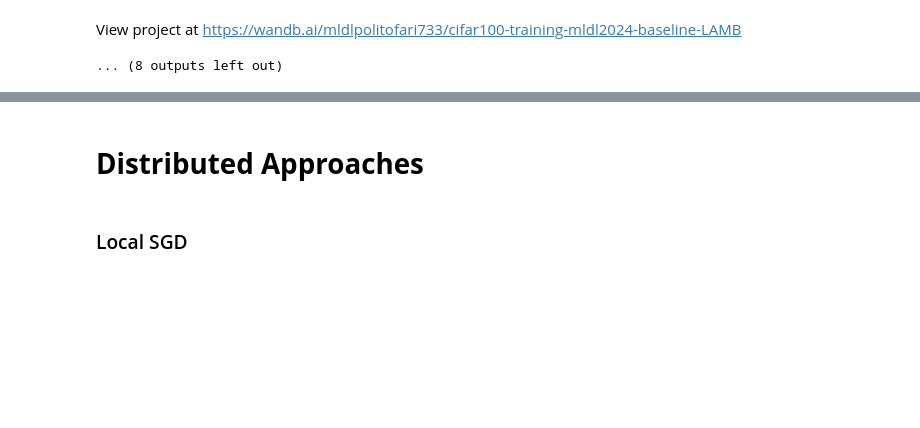
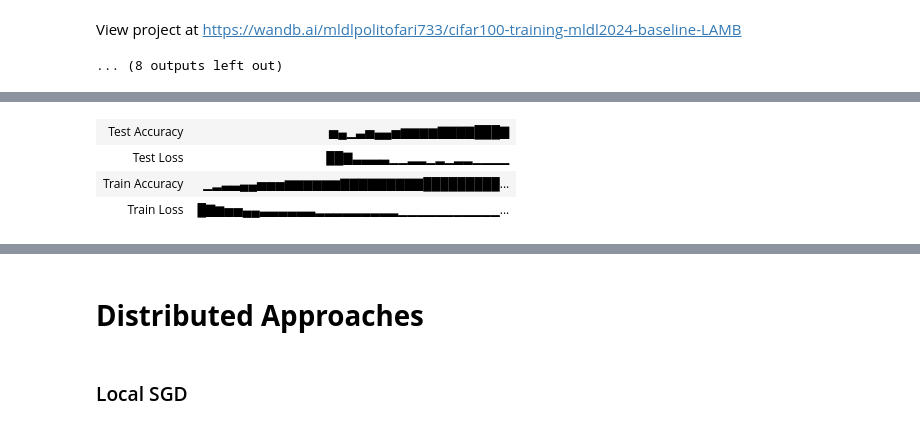
Before and after one commit to aliarabbasi5155/Distributed-Machine-Learning-Algorithms, a Jupyter notebook: project_MLDL.ipynb, the cells around one changed output, grey strips where cells are left out. Cells and saved outputs as stored; diff of their text form; code cells hidden in the pictures; blank space fills up the shorter version.

```diff
--- a/project_MLDL.ipynb
+++ b/project_MLDL.ipynb
@@ -1347,21 +1210,20 @@ Find logs at: ./wandb/run-20240613_005802-t2cjgem5/logs
 # %%
-# check the lr updates from paper 18
-
 num_epochs = 150
 lr = 1.5
 wd = 1e-03
 batch_sizes = [512, 1024, 2048, 4096, 8192, 16384 , 32768]
+learning_rates = [lr * (batch_size / 64.0) ** 0.5 for batch_size in batch_sizes] # Root square scale-up of learning rate
 
-for batch_size in batch_sizes:
-  # Root square scale-up of learning rate
-  k = (batch_size / 64.0) ** 0.5
+
+for i, batch_size in enumerate(batch_sizes):
+
   print('='*50)
-  print(f'Batch size: {batch_size}, Learning rate: {lr*k}, Weight decay: {wd}')
+  print(f'Batch size: {batch_size}, Weight decay: {wd}')
   print('='*50)
 
   hyperparameters = {
     'batch_size': batch_size,
-    'learning_rate': lr*k,
+    'learning_rate': learning_rates[i],
     'weight_decay' : wd
   }
   if batch_size <= 4096:
@@ -1372,7 +1234,7 @@ for batch_size in batch_sizes:
     # Load the model
     model = LeNet5().to(device)
     # Optimizer and scheduler setup
-    optimizer = LARS(model.parameters(), lr= lr*k, weight_decay=wd, momentum=0.9)
+    optimizer = LARS(model.parameters(), lr= learning_rates[i], weight_decay=wd, momentum=0.9)
     scheduler = torch.optim.lr_scheduler.CosineAnnealingLR(optimizer, T_max=num_epochs)
 
 
@@ -1398,7 +1260,7 @@ for batch_size in batch_sizes:
     # Load the model
     model = LeNet5().to(device)
     # Optimizer and scheduler setup
-    optimizer = LARS(model.parameters(), lr= lr*k, weight_decay=wd, momentum=0.9)
+    optimizer = LARS(model.parameters(), lr= learning_rates[i], weight_decay=wd, momentum=0.9)
     scheduler = torch.optim.lr_scheduler.CosineAnnealingLR(optimizer, T_max=num_epochs)
     accumulation_steps = batch_size // 4096
 
@@ -1568,0 +1574,77 @@ View project at https://wandb.ai/mldlpolitofari733/cifar100-training-mldl2024-ba
+# %%
+# with warmup
+num_epochs = 150
+wd = 1e-04
+batch_sizes = [512, 1024, 2048, 4096, 8192, 16384 , 32768]
+lr = 4.8/(2**5 *1e02) # approximately 15e-04
+learning_rates = [lr * batch_size / 64.0 for batch_size in batch_sizes] # linear scale-up of learning rate
+warmup_ratio = [1/320, 1/160, 1/80, 1/40, 1/20, 1/10, 1/5]
+
+for i, batch_size in enumerate(batch_sizes):
+  print('='*50)
+  print(f'Batch size: {batch_size}')
+  print('='*50)
+
+  hyperparameters = {
+    'batch_size': batch_size,
+    'learning_rate': learning_rates[i],
+    'weight_decay' : wd
+  }
+
+  if batch_size <= 4096:
+    # load data
+    data = CIFAR100Data(batch_size= batch_size)
+    original_train_loader_large_batch, original_test_loader_large_batch = data.train_test()
+    # Load the model
+    model = LeNet5().to(device)
+    # Optimizer and scheduler setup
+    optimizer = LAMB(model.parameters(), learning_rate=lr, weight_decay=wd)
+    scheduler = torch.optim.lr_scheduler.CosineAnnealingLR(optimizer, T_max=num_epochs)
+
+
+    # Training
+    run_training(
+        num_epochs,
+        model,
+        original_train_loader_large_batch,
+        original_test_loader_large_batch,
+        original_test_loader_large_batch,
+        optimizer,
+        scheduler,
+        criterion,
+        device,
+        optimizer_name='LAMB_Large_Batches',
+        hyperparameters=hyperparameters,
+        is_wandb = True,
+        warmup_ratio=warmup_ratio[i]
+    )
+  else:
+    accumulation_steps = batch_size // 4096
+    # load data
+    data = CIFAR100Data(batch_size= 4096)
+    original_train_loader_large_batch, original_test_loader_large_batch = data.train_test()
+    # Load the model
+    model = LeNet5().to(device)
+    # Optimizer and scheduler setup
+    optimizer = LAMB(model.parameters(), learning_rate=lr, weight_decay=wd)
+    scheduler = torch.optim.lr_scheduler.CosineAnnealingLR(optimizer, T_max=num_epochs)
+
+
+    # Training
+    run_training(
+        num_epochs,
+        model,
+        original_train_loader_large_batch,
+        original_test_loader_large_batch,
+        original_test_loader_large_batch,
+        optimizer,
+        scheduler,
+        criterion,
+        device,
+        optimizer_name='LAMB_Large_Batches',
+        accumulation_steps=accumulation_steps,
+        hyperparameters=hyperparameters,
+        is_wandb = True,
+        warmup_ratio=warmup_ratio[i]
+    )
+# %% [output]
@@ -1568,0 +1678,4 @@ View project at https://wandb.ai/mldlpolitofari733/cifar100-training-mldl2024-ba
+| Test Accuracy | ▅▄▁▃▅▄▄▅▆▆▆▆▇▇▇▇███▇ |
+| Test Loss | ██▇▃▃▃▃▁▁▂▂▁▂▁▂▂▁▁▁▁ |
+| Train Accuracy | ▁▂▃▃▄▄▅▅▅▆▆▆▆▆▆▇▇▇▇▇▇▇▇▇█████████... |
+| Train Loss | █▇▆▅▅▄▄▃▃▃▃▃▃▂▂▂▂▂▂▂▂▂▁▁▁▁▁▁▁▁▁▁▁... |
```
Also changed, not shown: parts of 47 cells of this notebook, 2 other files.
